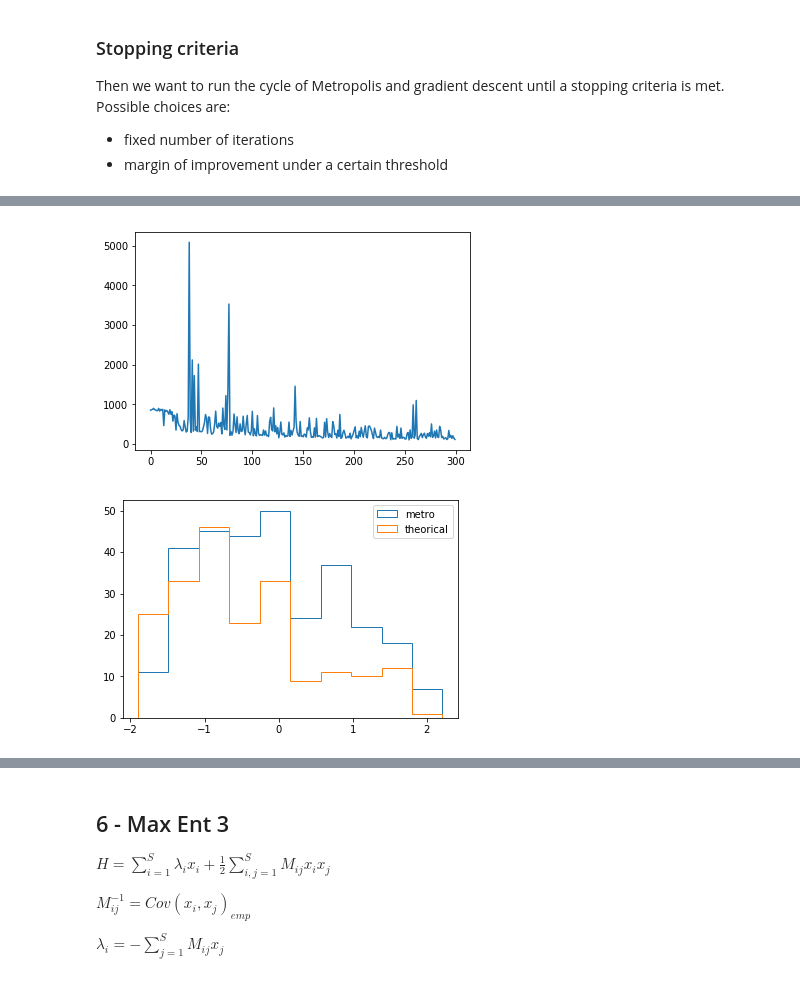
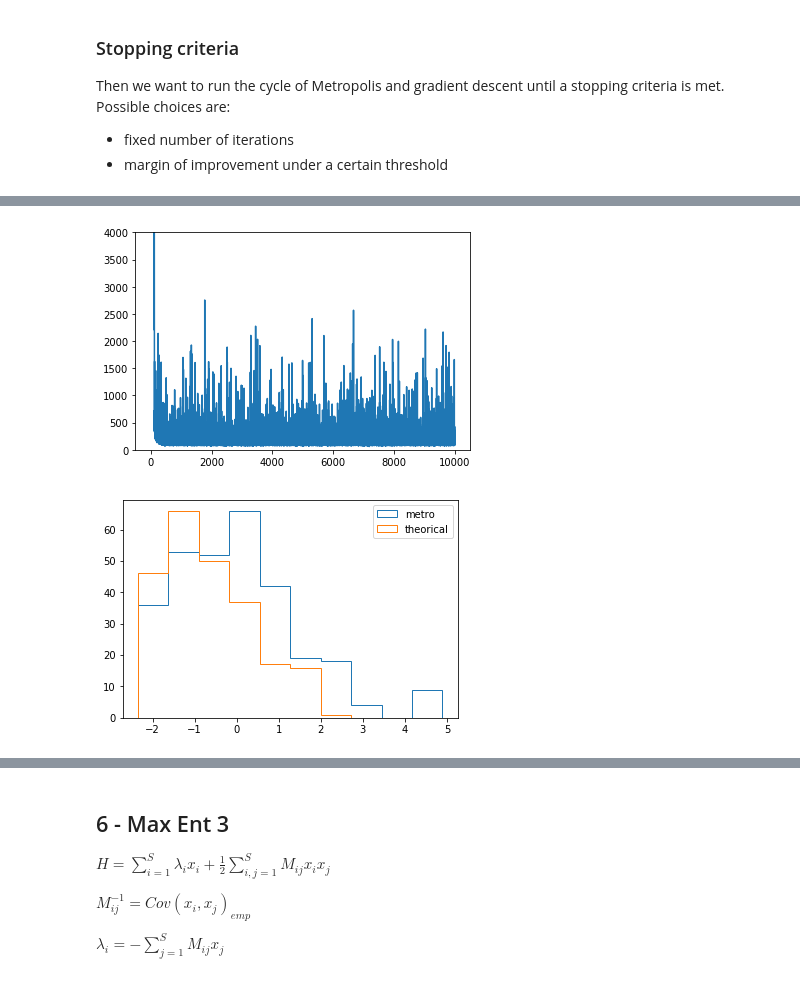
Before and after one commit to francescovidaich964/Forests, a Jupyter notebook: Nico_Forest.ipynb, the cells around one changed output, grey strips where cells are left out. Cells and saved outputs as stored; diff of their text form; code cells hidden in the pictures.

```diff
--- a/Nico_Forest.ipynb
+++ b/Nico_Forest.ipynb
@@ -278,31 +292,34 @@ def acceptance(new, old, lagrange_multipliers):
 # %%
-
-# Hyperparameters
+## # Hyperparameters
 
 # and the number of iterations
-max_iter = 300
+max_iter = 10000
 
 #suppression = np.arange(1,max_iter+1)
 # the learning rate
-etas = 0.1
+eta = 0.0001
 
 #lagrange_multipliers = np.concatenate((np.array([K]), sp_l_i))
 lagrange_multipliers = np.random.randn(300)
-print("Theorical K: ", K)
+#print("Theorical K: ", K)
 exp_constraints = np.concatenate((C_0_over_S[np.newaxis], m_i))
-print(lagrange_multipliers[0]*exp_constraints[0])
+#print(lagrange_multipliers[0]*exp_constraints[0])
 mean_sq_loss = np.zeros(max_iter) # gradient square sum
-m = 0; s=0
+Ks = np.zeros(max_iter)
+m = 0; s = 0
+last_config = np.random.choice([+1,-1], size=299)
 
 from tqdm import tnrange
 for i in tnrange(max_iter):
-    configs = METRO(lagrange_multipliers)
+    configs = METRO(lagrange_multipliers, last_config)
+    last_config = configs[-1]
     g = gradient(configs, exp_constraints)
-    print("First component of g:", g[0])
+    #print("First component of g:", g[0])
     m, s, update = adam(g, m, s)
-    print("First component of adams:", update[0])
+    #print("First component of adams:", update[0])
     lagrange_multipliers = lagrange_multipliers - eta*update
-    print("K : ", lagrange_multipliers[0])
+    Ks[i] = lagrange_multipliers[0]
+    #print("K : ", lagrange_multipliers[0])
     #lagrange_multipliers[0] = lagrange_multipliers[0] - eta*update[0]
     #lagrange_multipliers[1:] = lagrange_multipliers[1:] - eta*update[1:]
     #gradients.append(g[:])
@@ -310,5 +327,5 @@ for i in tnrange(max_iter):
     #print(lagrange_multipliers[0])
     #print(g[0])
     mean_sq_loss[i] = np.power(g,2).sum()
-    print("Squared gradient: ", mean_sq_loss[i])
+    #print("Squared gradient: ", mean_sq_loss[i])
 # %% [output]
@@ -335,16 +350,17 @@ Squared gradient:  119.28702334144988
 # %%
 plt.plot(mean_sq_loss)
+plt.ylim(0,4000)
 plt.show()
 #bk = np.concatenate((np.array([K]), sp_l_i))
 #l = np.power(lagrange_multipliers-bk,2)
 #print(l)
 n, bins, _ = plt.hist(lagrange_multipliers[1:], histtype = 'step', label = 'metro')
 plt.hist(sp_l_i, bins = bins, histtype = 'step', label = 'theorical')
 plt.legend()
 plt.show()
 #gradients = np.array(gradients[-100:]).flatten()
 #plt.hist(gradients)
 #plt.show()
 # %% [output]
-[figure, old version]
+[figure, new version]
-[figure, old version]
+[figure, new version]
```
Also changed, not shown: parts of 8 cells of this notebook.
